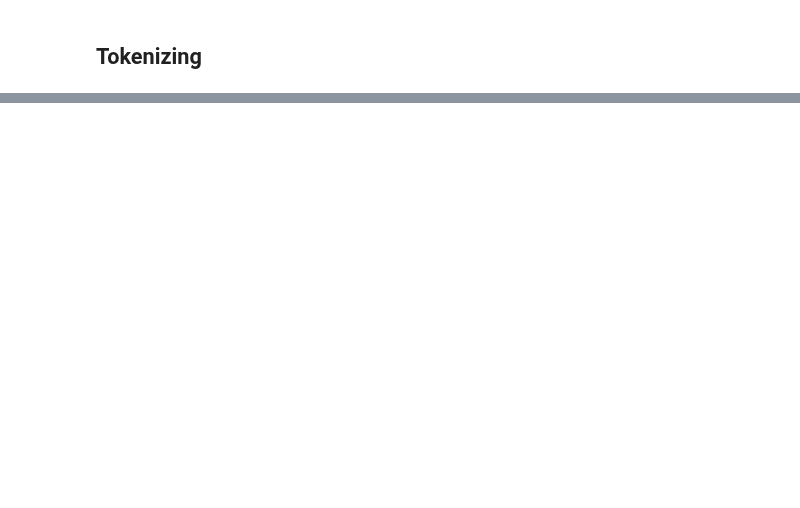
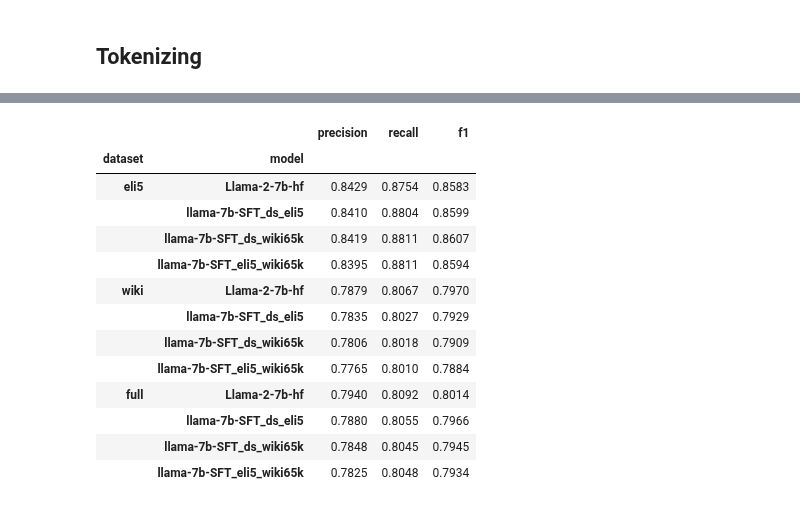
Before and after one commit to david-meltzer/LLMs, a Jupyter notebook: training/david/SFT/colab_SFT_QA.ipynb, the cells around one changed output, grey strips where cells are left out. Saved outputs shown, nothing was run; the diff lists cells and outputs as text; code cells hidden in the pictures; blank space fills up the shorter version.

```diff
--- a/training/david/SFT/colab_SFT_QA.ipynb
+++ b/training/david/SFT/colab_SFT_QA.ipynb
@@ -337,0 +1966,28 @@ Requirement already satisfied: tokenizers in /usr/local/lib/python3.10/dist-pack
+# %%
+df_bertscore = pd.read_csv('./llama-2-7b-inference-simple-merge/bertscore.csv')
+df_bertscore.columns = [col.split('.')[0].split('_1024')[0]
+                    for col in df_bertscore.columns]
+df_bertscore = df_bertscore.T.reset_index()
+df_bertscore.iloc[0,1] = 'dataset'
+df_bertscore.columns = df_bertscore.iloc[0,:]
+df_bertscore = df_bertscore.iloc[1:,:].rename(columns={"Unnamed: 0":'model'})
+df_bertscore = df_bertscore.set_index(['model','dataset'])
+df_bertscore = df_bertscore.swaplevel().unstack().loc[['eli5','wiki','full']].stack()
+df_bertscore = df_bertscore[[col for col in df_bertscore.columns if 'hash' not in col]]
+df_bertscore = df_bertscore.applymap(eval).applymap(np.mean)
+df_bertscore.applymap(lambda x:np.round(x,4))
+# %% [output]
+|  |  | precision | recall | f1 |
+| dataset | model |  |  |  |
+| eli5 | Llama-2-7b-hf | 0.8429 | 0.8754 | 0.8583 |
+|  | llama-7b-SFT_ds_eli5 | 0.8410 | 0.8804 | 0.8599 |
+|  | llama-7b-SFT_ds_wiki65k | 0.8419 | 0.8811 | 0.8607 |
+|  | llama-7b-SFT_eli5_wiki65k | 0.8395 | 0.8811 | 0.8594 |
+| wiki | Llama-2-7b-hf | 0.7879 | 0.8067 | 0.7970 |
+|  | llama-7b-SFT_ds_eli5 | 0.7835 | 0.8027 | 0.7929 |
+|  | llama-7b-SFT_ds_wiki65k | 0.7806 | 0.8018 | 0.7909 |
+|  | llama-7b-SFT_eli5_wiki65k | 0.7765 | 0.8010 | 0.7884 |
+| full | Llama-2-7b-hf | 0.7940 | 0.8092 | 0.8014 |
+|  | llama-7b-SFT_ds_eli5 | 0.7880 | 0.8055 | 0.7966 |
+|  | llama-7b-SFT_ds_wiki65k | 0.7848 | 0.8045 | 0.7945 |
+|  | llama-7b-SFT_eli5_wiki65k | 0.7825 | 0.8048 | 0.7934 |
```
Also changed, not shown: parts of 240 cells of this notebook.
